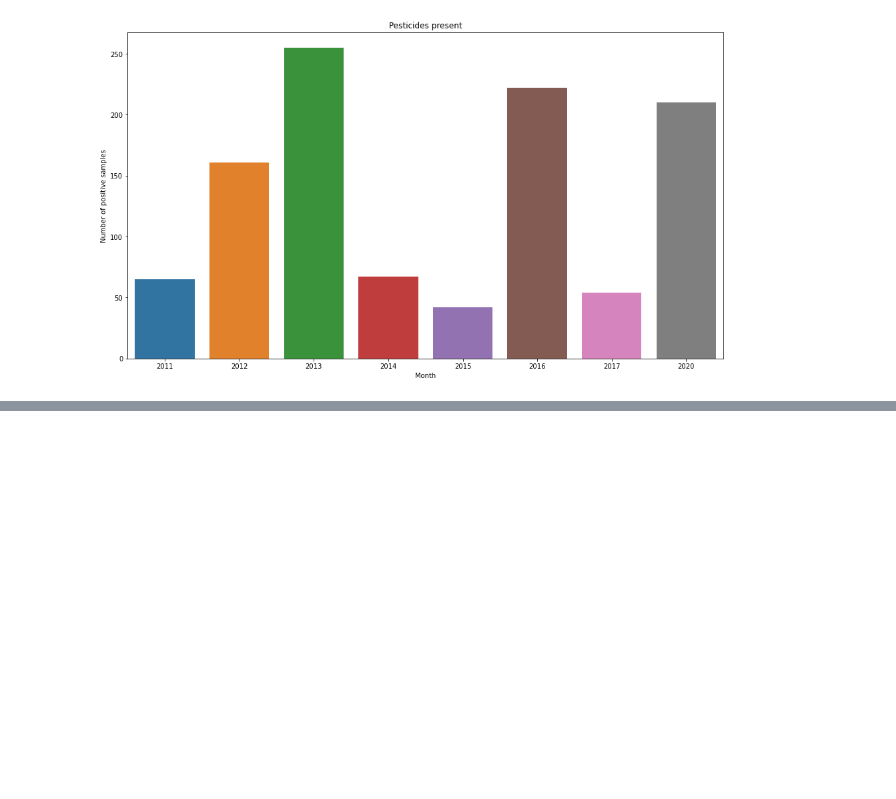
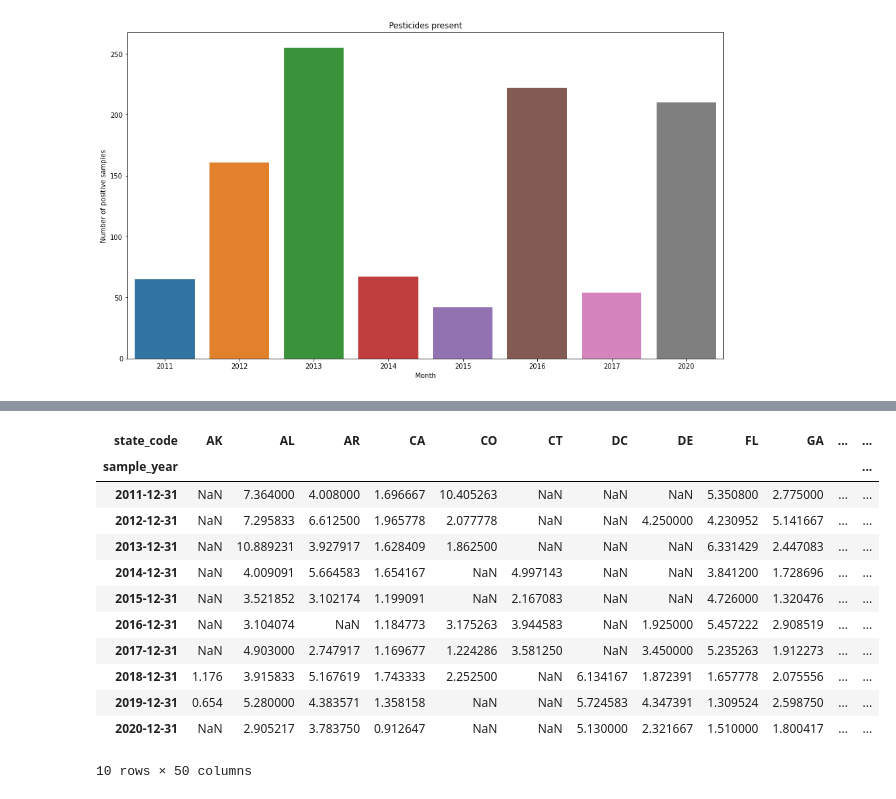
Before and after one commit to Honey-Bee-Roundup-Capstone/dash-repo, a Jupyter notebook: explore2.ipynb, the cells around one changed output, grey strips where cells are left out. Saved outputs shown, nothing was run; the diff lists cells and outputs as text; code cells hidden in the pictures; blank space fills up the shorter version.

```diff
--- a/explore2.ipynb
+++ b/explore2.ipynb
@@ -1547,0 +1648,16 @@ plt.show()
+# %%
+df_st.T
+# %% [output]
+| state_code | AK | AL | AR | CA | CO | CT | DC | DE | FL | GA | ... | ... |
+| sample_year |  |  |  |  |  |  |  |  |  |  |  | ... |
+| 2011-12-31 | NaN | 7.364000 | 4.008000 | 1.696667 | 10.405263 | NaN | NaN | NaN | 5.350800 | 2.775000 | ... | ... |
+| 2012-12-31 | NaN | 7.295833 | 6.612500 | 1.965778 | 2.077778 | NaN | NaN | 4.250000 | 4.230952 | 5.141667 | ... | ... |
+| 2013-12-31 | NaN | 10.889231 | 3.927917 | 1.628409 | 1.862500 | NaN | NaN | NaN | 6.331429 | 2.447083 | ... | ... |
+| 2014-12-31 | NaN | 4.009091 | 5.664583 | 1.654167 | NaN | 4.997143 | NaN | NaN | 3.841200 | 1.728696 | ... | ... |
+| 2015-12-31 | NaN | 3.521852 | 3.102174 | 1.199091 | NaN | 2.167083 | NaN | NaN | 4.726000 | 1.320476 | ... | ... |
+| 2016-12-31 | NaN | 3.104074 | NaN | 1.184773 | 3.175263 | 3.944583 | NaN | 1.925000 | 5.457222 | 2.908519 | ... | ... |
+| 2017-12-31 | NaN | 4.903000 | 2.747917 | 1.169677 | 1.224286 | 3.581250 | NaN | 3.450000 | 5.235263 | 1.912273 | ... | ... |
+| 2018-12-31 | 1.176 | 3.915833 | 5.167619 | 1.743333 | 2.252500 | NaN | 6.134167 | 1.872391 | 1.657778 | 2.075556 | ... | ... |
+| 2019-12-31 | 0.654 | 5.280000 | 4.383571 | 1.358158 | NaN | NaN | 5.724583 | 4.347391 | 1.309524 | 2.598750 | ... | ... |
+| 2020-12-31 | NaN | 2.905217 | 3.783750 | 0.912647 | NaN | NaN | 5.130000 | 2.321667 | 1.510000 | 1.800417 | ... | ... |
+10 rows × 50 columns
```
Also changed, not shown: parts of 13 cells of this notebook.
